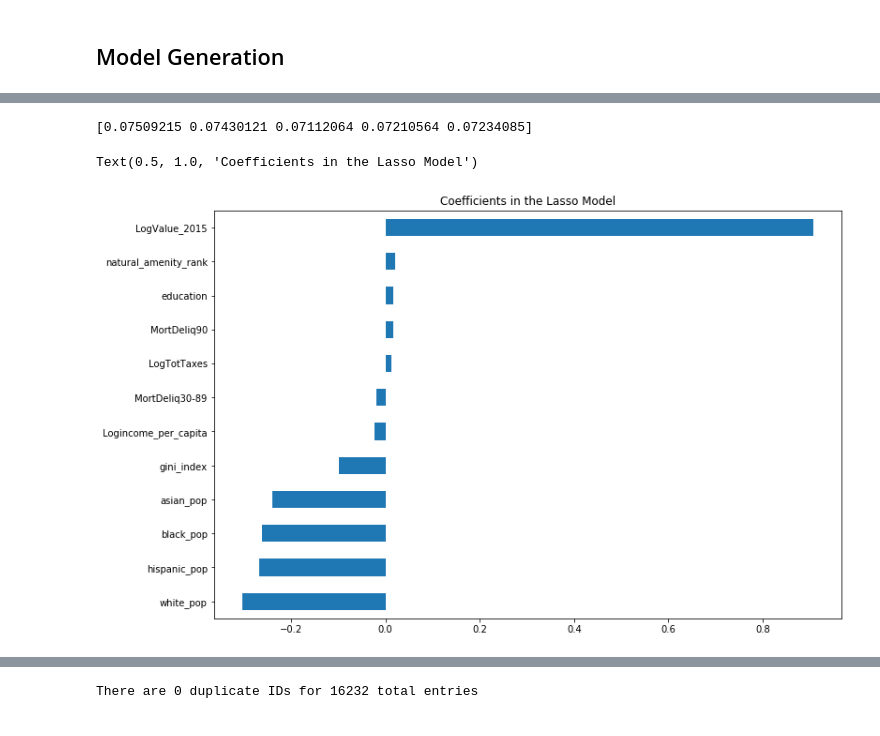
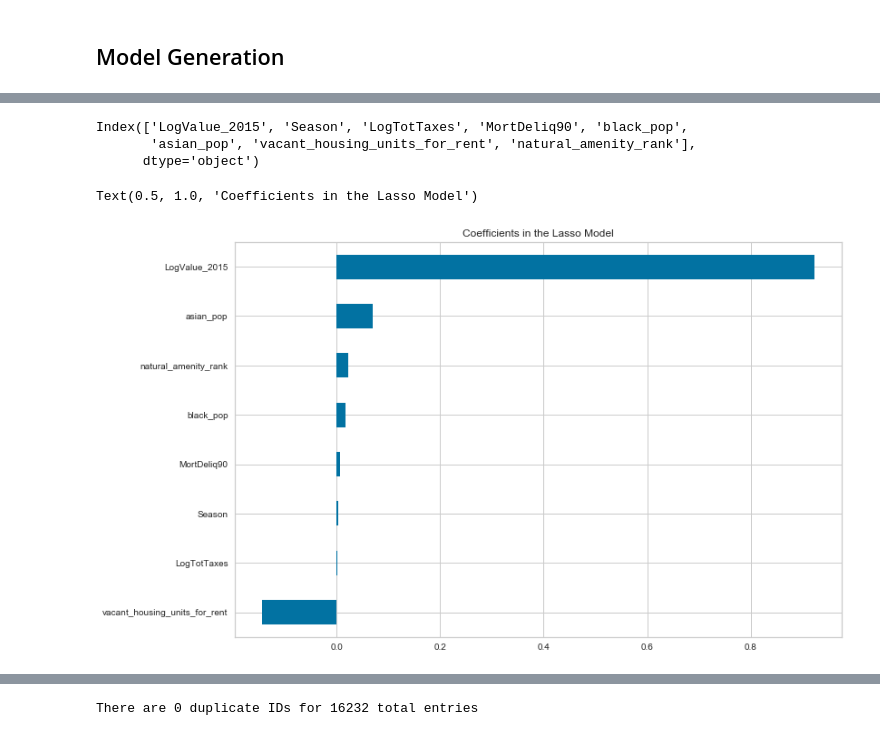
Before and after one commit to isa-adl/ZillowRent_capstone, a Jupyter notebook: Regression Model.ipynb, the cells around one changed output, grey strips where cells are left out. Cells and saved outputs as stored; diff of their text form; code cells hidden in the pictures.

Commit message:
regression model updates

```diff
--- a/Regression Model.ipynb
+++ b/Regression Model.ipynb
@@ -22,8 +31,11 @@ zri['TotTaxes'] = (zri['TotTaxes']*1000)/zri['total_pop']
 # %%
 #remove outliers
 #zri = zri[(zri.value < 3433.18)]
-## zri = zri[(zri.income_per_capita < 85180.28)]
-## zri = zri[(zri.TotTaxes < 2531.24)]
+# zri.income_per_capita = zri.income_per_capita.fillna(0)
+# zri.TotTaxes = zri.TotTaxes.fillna(0)
+# zri = zri[(zri.income_per_capita < 85180.28)]
+# zri = zri[(zri.TotTaxes < 2531.24)]
+zri.income_change = zri.income_change.fillna(0)
 # %%
 # #Log Transformation:
 zri['LogValue'] = np.log(zri.value)
@@ -83,20 +113,31 @@ Index([], dtype='object')
 # %%
 #feature selection
-model_cols = ['LogValue_2015', 'LogTotTaxes',
-       'MortDeliq30-89', 'MortDeliq90',
-       'white_pop', 'black_pop', 'asian_pop', 'hispanic_pop',
-       'gini_index', 'Logincome_per_capita',
-       'natural_amenity_rank', 'education']
+model_cols = ['LogValue_2015', 'Season', 'LogTotTaxes',
+       'MortDeliq90',
+       'black_pop', 'asian_pop',
+       'vacant_housing_units_for_rent',
+       'natural_amenity_rank',]
 
-model_cols2 = ['LogValue_2016','LogTotTaxes',
-        'MortDeliq30-89', 'MortDeliq90',
-       'white_pop', 'black_pop', 'asian_pop', 'hispanic_pop',
-       'gini_index', 'Logincome_per_capita',
-       'natural_amenity_rank', 'education']
+model_cols2 = ['LogValue_2016', 'Season', 'LogTotTaxes',
+       'MortDeliq90',
+       'black_pop', 'asian_pop',
+       'vacant_housing_units_for_rent',
+    'natural_amenity_rank']
 
 X_train = X_train[model_cols]
 
 X_test = X_test[model_cols2]
+# %%
+#feature selection
+model_cols = ['LogValue_2015', 'black_pop', 'asian_pop',
+       'vacant_housing_units_for_rent', 'natural_amenity_rank']
+
+model_cols2 = ['LogValue_2016', 'black_pop', 'asian_pop',
+       'vacant_housing_units_for_rent', 'natural_amenity_rank']
+
+X_train = X_train[model_cols]
+
+X_test = X_test[model_cols2]
 # %% [markdown]
 ## Model Generation
 # %%
@@ -125,28 +165,32 @@ lm.intercept_, lm.coef_
+# %%
+X_train.columns
+# %% [output]
+Index(['LogValue_2015', 'Season', 'LogTotTaxes', 'MortDeliq90', 'black_pop',
+       'asian_pop', 'vacant_housing_units_for_rent', 'natural_amenity_rank'],
+      dtype='object')
 # %%
-from sklearn.model_selection import cross_val_score
-print(np.sqrt(-1* cross_val_score(lm, X_train, y_train, cv=5, scoring='neg_mean_squared_error', n_jobs =-1)))
+# from sklearn.model_selection import cross_val_score
+# print(np.sqrt(-1* cross_val_score(lm, X_train, y_train, cv=5, scoring='neg_mean_squared_error', n_jobs =-1)))
-# %% [output]
-[0.07509215 0.07430121 0.07112064 0.07210564 0.07234085]
 # %%
 # param_grid={'alpha': np.logspace(-5, -3, 100)}
-# grid_search = model_selection.GridSearchCV(estimator = Lasso(), param_grid = param_grid, cv=3)
+# grid_search = model_selection.GridSearchCV(estimator = Lasso(), param_grid = param_grid, cv=5)
 # grid_search.fit(X_train, y_train)
 
 # print("Cross Validation")
 # print("-" * 20)
 # print("Best parameter: ", grid_search.best_params_)
 # print("Best CV score:  %.4f" % grid_search.best_score_)
 
-#alpha_cv = grid_search.best_estimator_.get_params()['alpha']
+# alpha_cv = grid_search.best_estimator_.get_params()['alpha']
 
-lasso = Lasso(alpha = 0, normalize=True).fit(X_train, y_train)
+lasso = Lasso(alpha = 1e-05, normalize=True).fit(X_train, y_train)
 coef = pd.Series(lasso.coef_, index = X_train.columns)
 imp_coef = pd.concat([coef.sort_values()])
 imp_coef.plot(kind = "barh", figsize = (12, 8))
 plt.title("Coefficients in the Lasso Model")
 # %% [output]
 Text(0.5, 1.0, 'Coefficients in the Lasso Model')
-[figure, old version]
+[figure, new version]
 # %%
 print(lasso.score(X_train, y_train))
 lasso.score(X_test, y_test)
```
Also changed, not shown: parts of 70 cells of this notebook, 5 other files.
